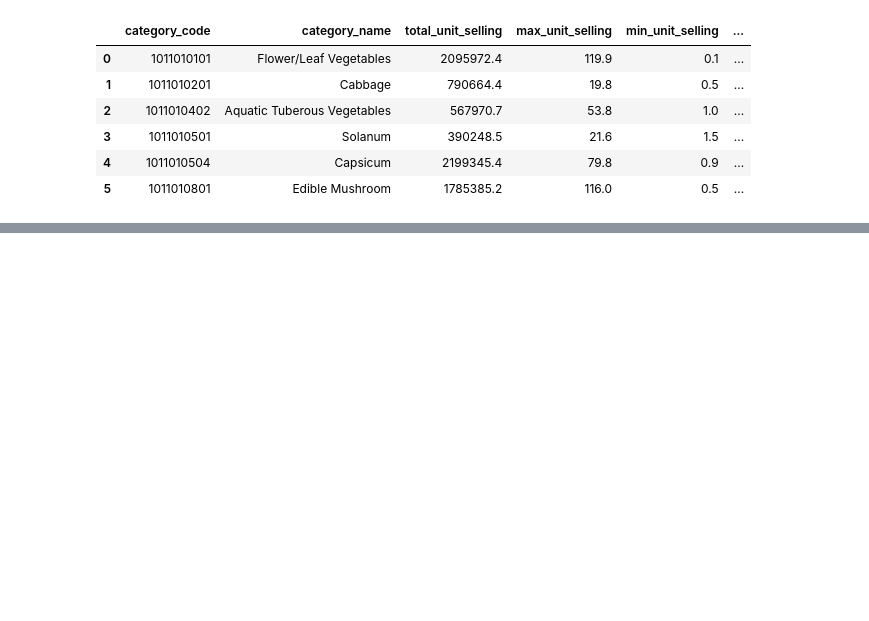
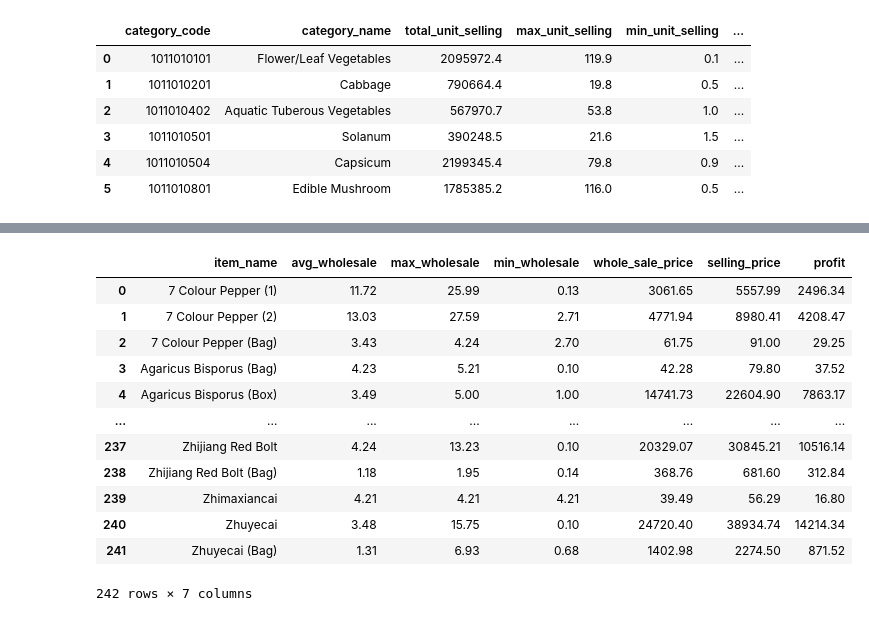
Before and after one commit to BerilCa/Exploration_Data_Analyst, a Jupyter notebook: supermarket-sales-data.ipynb, the cells around one changed output, grey strips where cells are left out. Saved outputs shown, nothing was run; the diff lists cells and outputs as text; code cells hidden in the pictures; blank space fills up the shorter version.

Commit message:
Kaggle Notebook | Supermarket Sales Data | Version 3

```diff
--- a/supermarket-sales-data.ipynb
+++ b/supermarket-sales-data.ipynb
@@ -329,0 +347,4 @@ df.head()
+# %%
+#merger data frame df_sales,df_price_per_kg,df_name
+sales_wholesale = pd.merge(df_sales, df_price_per_kg, how = 'left', on = ['item_code', "date"])
+sales_wholesale.head()
@@ -329,0 +358,3 @@ df.head()
+# %%
+df_wls_cat = pd.merge(sales_wholesale, df_name, how = 'left', on = ['item_code'])
+df_wls_cat.head()
@@ -329,0 +368,29 @@ df.head()
+# %%
+df_wls_cat['whole_sale_price'] = df_wls_cat['qty_sold(kg)'] * df_wls_cat['wholesale_price(rmb_kg)']
+df_wls_cat['selling_price'] = df_wls_cat['unit_selling(rmb_kg)'] * df_wls_cat['qty_sold(kg)']
+
+profit_margin = df_wls_cat.groupby(['item_name']).agg(
+    avg_wholesale =('wholesale_price(rmb_kg)', 'mean'),
+    max_wholesale =('wholesale_price(rmb_kg)', 'max'),
+    min_wholesale =('wholesale_price(rmb_kg)', 'min'),
+    whole_sale_price =('whole_sale_price', 'sum'),
+    selling_price = ('selling_price', 'sum')
+
+).round(2).reset_index()
+profit_margin['profit']=profit_margin['selling_price'] - profit_margin['whole_sale_price']
+
+profit_margin
+# %% [output]
+|  | item_name | avg_wholesale | max_wholesale | min_wholesale | whole_sale_price | selling_price | profit |
+| 0 | 7 Colour Pepper (1) | 11.72 | 25.99 | 0.13 | 3061.65 | 5557.99 | 2496.34 |
+| 1 | 7 Colour Pepper (2) | 13.03 | 27.59 | 2.71 | 4771.94 | 8980.41 | 4208.47 |
+| 2 | 7 Colour Pepper (Bag) | 3.43 | 4.24 | 2.70 | 61.75 | 91.00 | 29.25 |
+| 3 | Agaricus Bisporus (Bag) | 4.23 | 5.21 | 0.10 | 42.28 | 79.80 | 37.52 |
+| 4 | Agaricus Bisporus (Box) | 3.49 | 5.00 | 1.00 | 14741.73 | 22604.90 | 7863.17 |
+| ... | ... | ... | ... | ... | ... | ... | ... |
+| 237 | Zhijiang Red Bolt | 4.24 | 13.23 | 0.10 | 20329.07 | 30845.21 | 10516.14 |
+| 238 | Zhijiang Red Bolt (Bag) | 1.18 | 1.95 | 0.14 | 368.76 | 681.60 | 312.84 |
+| 239 | Zhimaxiancai | 4.21 | 4.21 | 4.21 | 39.49 | 56.29 | 16.80 |
+| 240 | Zhuyecai | 3.48 | 15.75 | 0.10 | 24720.40 | 38934.74 | 14214.34 |
+| 241 | Zhuyecai (Bag) | 1.31 | 6.93 | 0.68 | 1402.98 | 2274.50 | 871.52 |
+242 rows × 7 columns
```
Also changed, not shown: parts of 15 cells of this notebook.
